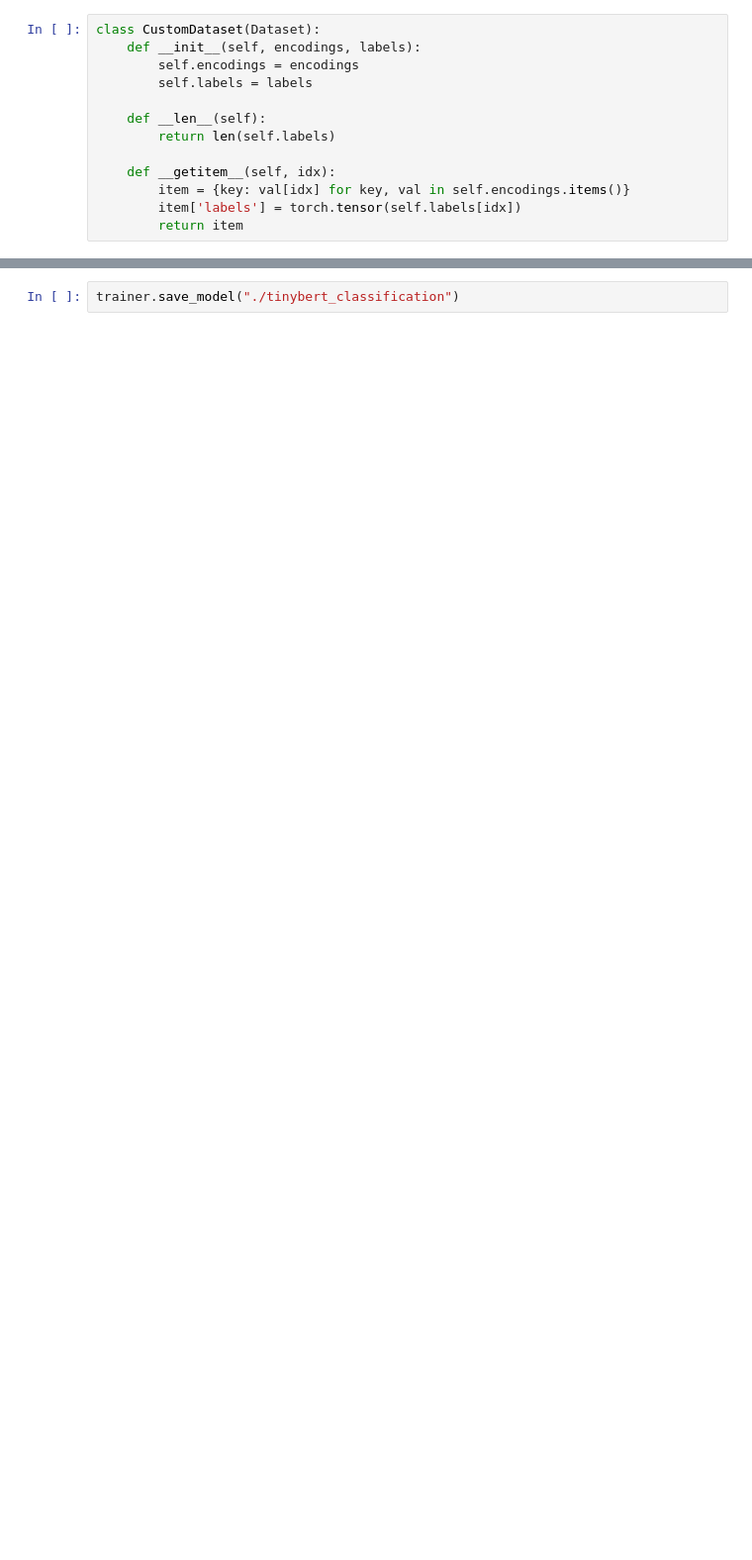
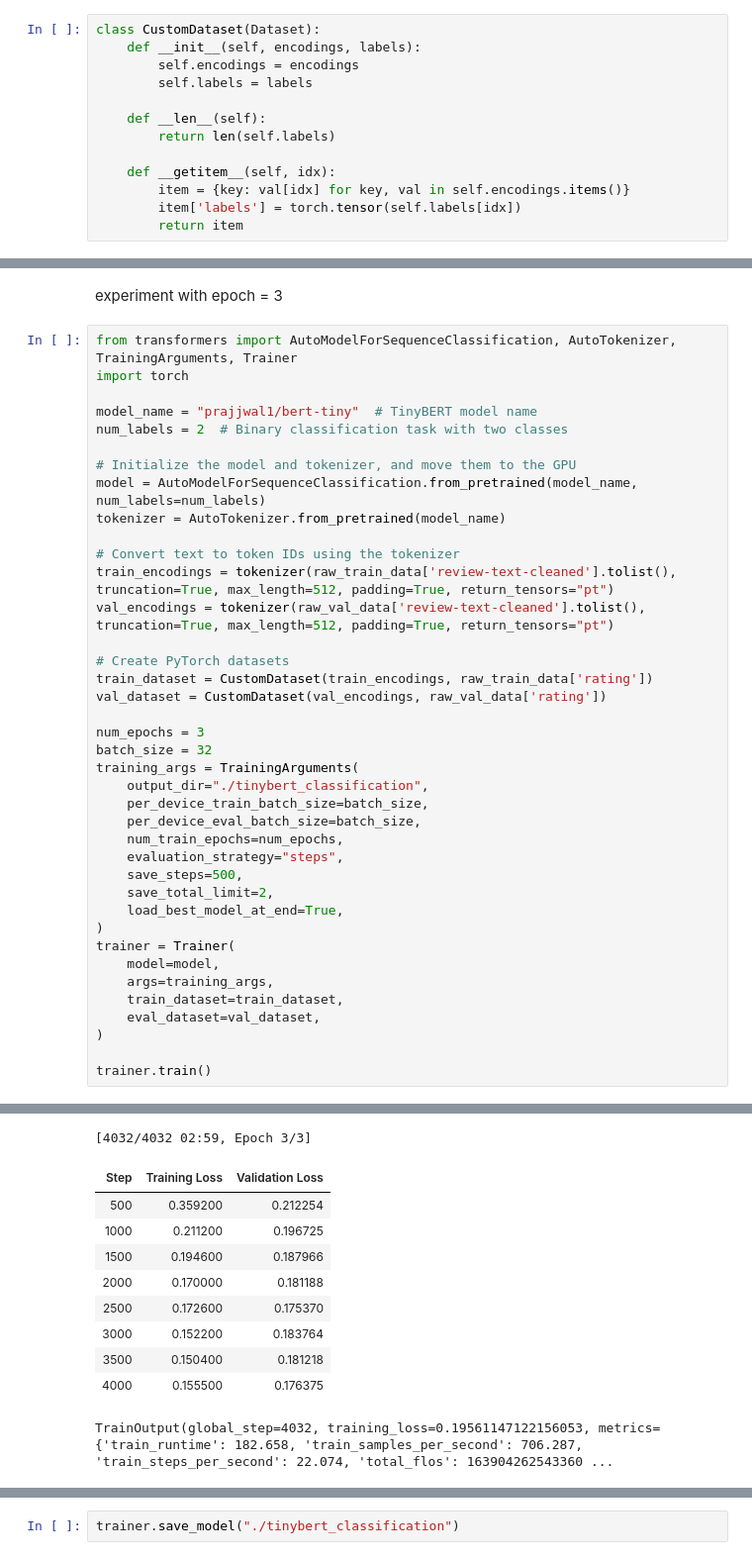
Before and after one commit to Hugo-san/Sentiment-Analysis-of-Patient-Satisfaction-Comments, a Jupyter notebook: ASS3.ipynb, the cells around one changed output, grey strips where cells are left out. Shown at 99% size. Drawn from its saved outputs; the diff is of its cells as text; blank space fills up the shorter version.

```diff
--- a/ASS3.ipynb
+++ b/ASS3.ipynb
@@ -541,0 +679,42 @@ TrainOutput(global_step=4032, training_loss=0.24986653893239916, metrics={'train
+# %% [markdown]
+experiment with epoch = 3
+# %%
+from transformers import AutoModelForSequenceClassification, AutoTokenizer, TrainingArguments, Trainer
+import torch
+
+model_name = "prajjwal1/bert-tiny"  # TinyBERT model name
+num_labels = 2  # Binary classification task with two classes
+
+# Initialize the model and tokenizer, and move them to the GPU
+model = AutoModelForSequenceClassification.from_pretrained(model_name, num_labels=num_labels)
+tokenizer = AutoTokenizer.from_pretrained(model_name)
+
+# Convert text to token IDs using the tokenizer
+train_encodings = tokenizer(raw_train_data['review-text-cleaned'].tolist(), truncation=True, max_length=512, padding=True, return_tensors="pt")
+val_encodings = tokenizer(raw_val_data['review-text-cleaned'].tolist(), truncation=True, max_length=512, padding=True, return_tensors="pt")
+
+# Create PyTorch datasets
+train_dataset = CustomDataset(train_encodings, raw_train_data['rating'])
+val_dataset = CustomDataset(val_encodings, raw_val_data['rating'])
+
+num_epochs = 3
+batch_size = 32
+training_args = TrainingArguments(
+    output_dir="./tinybert_classification",
+    per_device_train_batch_size=batch_size,
+    per_device_eval_batch_size=batch_size,
+    num_train_epochs=num_epochs,
+    evaluation_strategy="steps",
+    save_steps=500,
+    save_total_limit=2,
+    load_best_model_at_end=True,
+)
+trainer = Trainer(
+    model=model,
+    args=training_args,
+    train_dataset=train_dataset,
+    eval_dataset=val_dataset,
+)
+
+trainer.train()
+# %% [output]
@@ -541,0 +723,11 @@ TrainOutput(global_step=4032, training_loss=0.24986653893239916, metrics={'train
+[4032/4032 02:59, Epoch 3/3]
+| Step | Training Loss | Validation Loss |
+| 500 | 0.359200 | 0.212254 |
+| 1000 | 0.211200 | 0.196725 |
+| 1500 | 0.194600 | 0.187966 |
+| 2000 | 0.170000 | 0.181188 |
+| 2500 | 0.172600 | 0.175370 |
+| 3000 | 0.152200 | 0.183764 |
+| 3500 | 0.150400 | 0.181218 |
+| 4000 | 0.155500 | 0.176375 |
+TrainOutput(global_step=4032, training_loss=0.19561147122156053, metrics={'train_runtime': 182.658, 'train_samples_per_second': 706.287, 'train_steps_per_second': 22.074, 'total_flos': 163904262543360 ...
```
Also changed, not shown: parts of 51 cells of this notebook.
